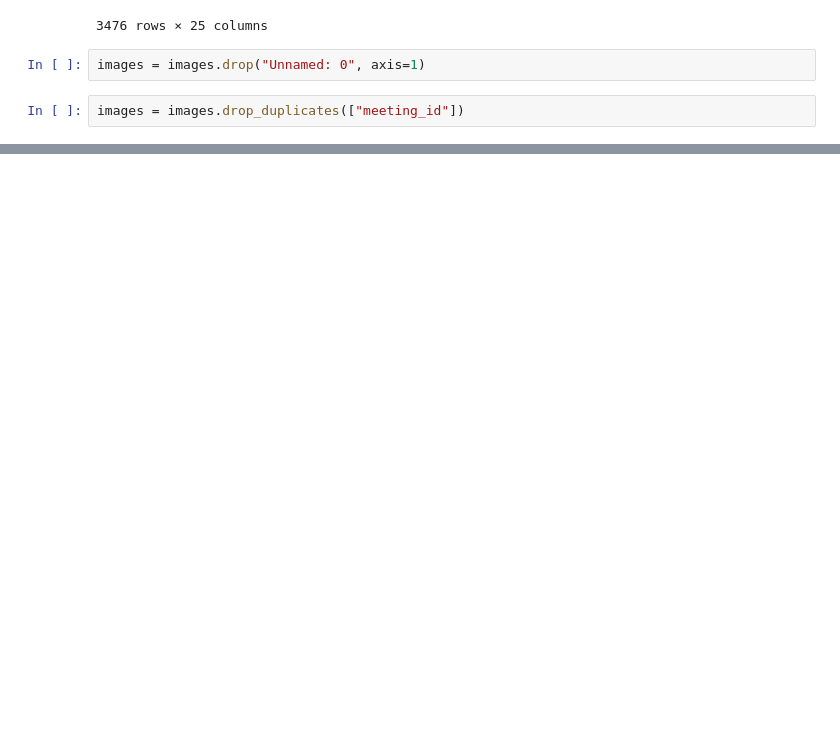
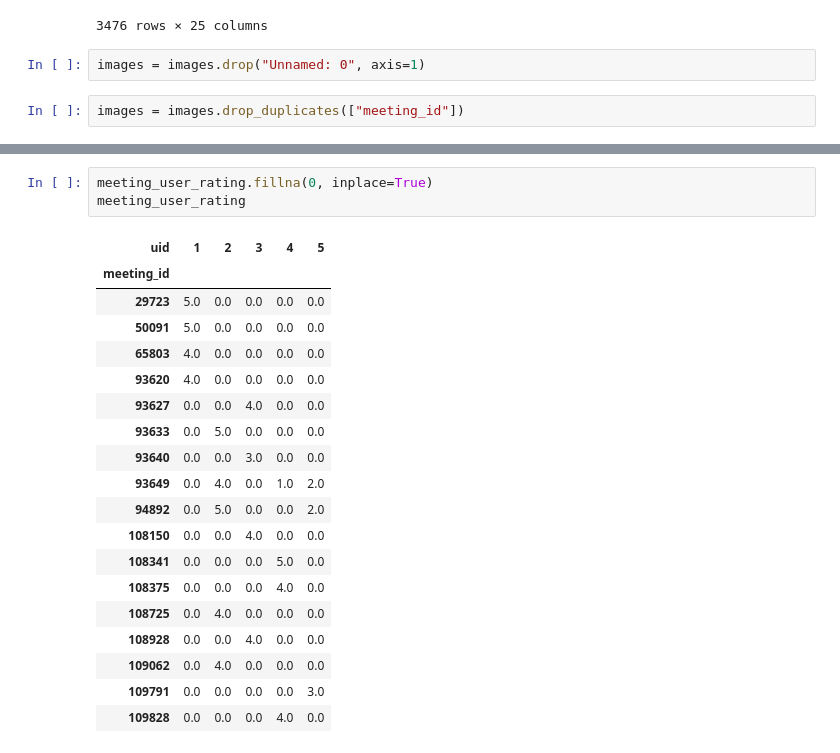
Before and after one commit to sht3898/wiselife, a Jupyter notebook: Data/recommend.ipynb, the cells around one changed output, grey strips where cells are left out. Saved outputs shown, nothing was run; the diff lists cells and outputs as text; blank space fills up the shorter version.

```diff
--- a/Data/recommend.ipynb
+++ b/Data/recommend.ipynb
@@ -133,0 +246,23 @@ dtype: object
+# %%
+meeting_user_rating.fillna(0, inplace=True)
+meeting_user_rating
+# %% [output]
+| uid | 1 | 2 | 3 | 4 | 5 |
+| meeting_id |  |  |  |  |  |
+| 29723 | 5.0 | 0.0 | 0.0 | 0.0 | 0.0 |
+| 50091 | 5.0 | 0.0 | 0.0 | 0.0 | 0.0 |
+| 65803 | 4.0 | 0.0 | 0.0 | 0.0 | 0.0 |
+| 93620 | 4.0 | 0.0 | 0.0 | 0.0 | 0.0 |
+| 93627 | 0.0 | 0.0 | 4.0 | 0.0 | 0.0 |
+| 93633 | 0.0 | 5.0 | 0.0 | 0.0 | 0.0 |
+| 93640 | 0.0 | 0.0 | 3.0 | 0.0 | 0.0 |
+| 93649 | 0.0 | 4.0 | 0.0 | 1.0 | 2.0 |
+| 94892 | 0.0 | 5.0 | 0.0 | 0.0 | 2.0 |
+| 108150 | 0.0 | 0.0 | 4.0 | 0.0 | 0.0 |
+| 108341 | 0.0 | 0.0 | 0.0 | 5.0 | 0.0 |
+| 108375 | 0.0 | 0.0 | 0.0 | 4.0 | 0.0 |
+| 108725 | 0.0 | 4.0 | 0.0 | 0.0 | 0.0 |
+| 108928 | 0.0 | 0.0 | 4.0 | 0.0 | 0.0 |
+| 109062 | 0.0 | 4.0 | 0.0 | 0.0 | 0.0 |
+| 109791 | 0.0 | 0.0 | 0.0 | 0.0 | 3.0 |
+| 109828 | 0.0 | 0.0 | 0.0 | 4.0 | 0.0 |
```
Also changed, not shown: parts of 29 cells of this notebook, 10 other files.
